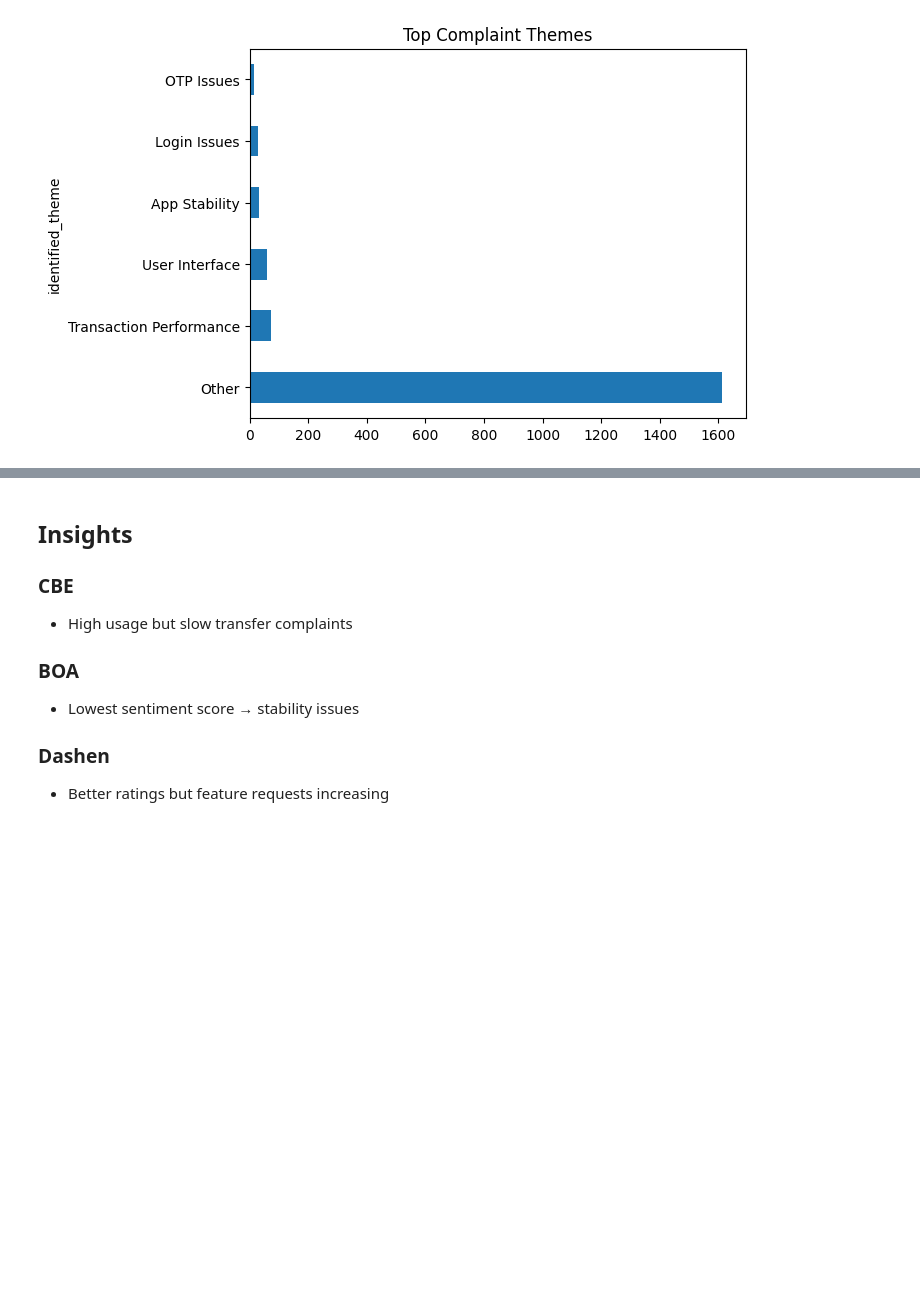
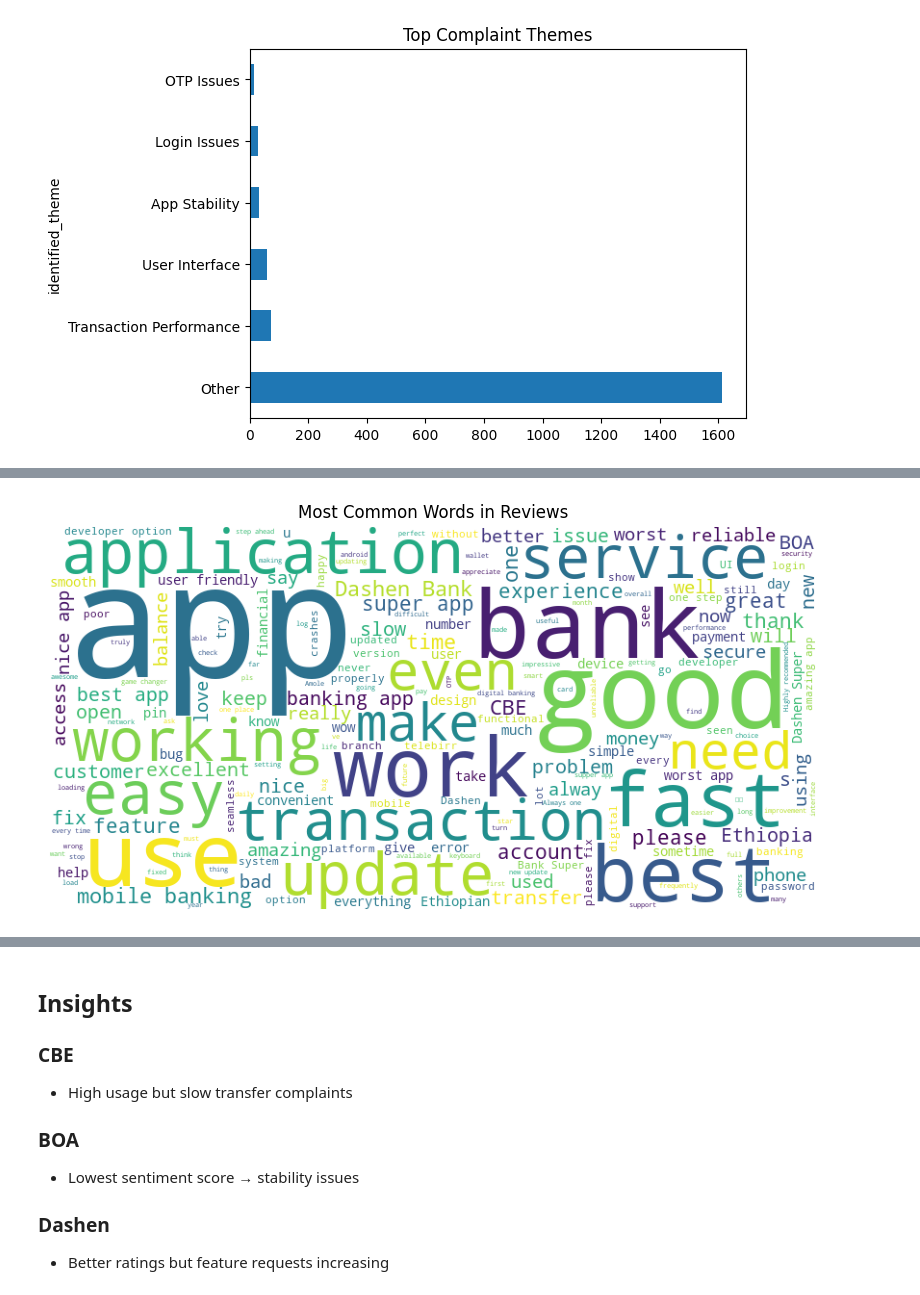
Before and after one commit to Bilen189/ethiopian-bank-review-analytics, a Jupyter notebook: notebooks/task4_insights.ipynb, the cells around one changed output, grey strips where cells are left out. Saved outputs shown, nothing was run; the diff lists cells and outputs as text; code cells hidden in the pictures; blank space fills up the shorter version.

```diff
--- a/notebooks/task4_insights.ipynb
+++ b/notebooks/task4_insights.ipynb
@@ -52,0 +109,20 @@ plt.show()
+# %%
+text = " ".join(df["review_text"].astype(str))
+
+wordcloud = WordCloud(
+    width=800,
+    height=400,
+    background_color="white"
+).generate(text)
+
+plt.figure(figsize=(10,5))
+
+plt.imshow(wordcloud)
+
+plt.axis("off")
+
+plt.title("Most Common Words in Reviews")
+
+plt.show()
+# %% [output]
+[figure, added]
```
Also changed, not shown: parts of 5 cells of this notebook.
